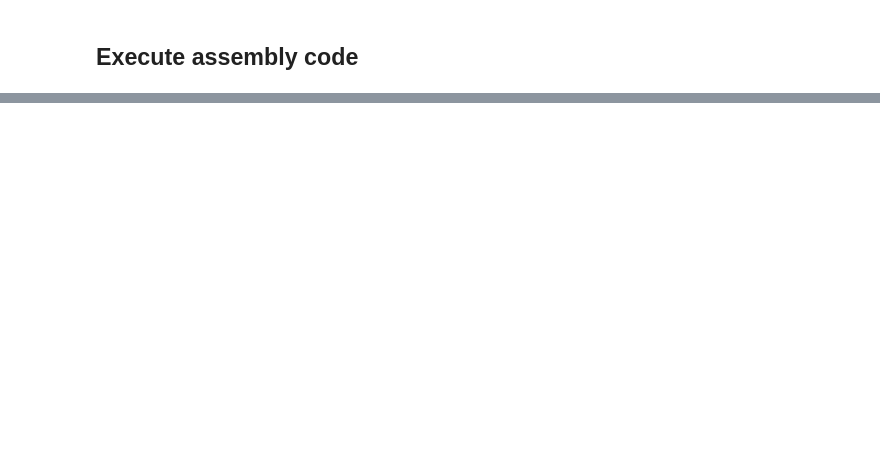
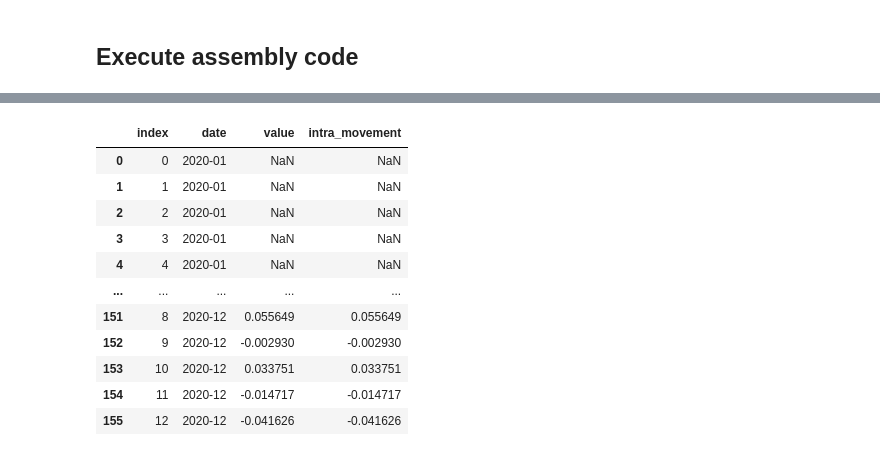
Before and after one commit to gladcolor/LLM-Geo, a Jupyter notebook: LLM_Geo_API4.ipynb, the cells around one changed output, grey strips where cells are left out. Drawn from its saved outputs; the diff is of its cells as text; code cells hidden in the pictures; blank space fills up the shorter version.

```diff
--- a/LLM_Geo_API4.ipynb
+++ b/LLM_Geo_API4.ipynb
@@ -261,0 +287,88 @@ def create_choropleth_map(merged_counties_income_gdf):
+# %%
+import geopandas as gpd
+import pandas as pd
+import requests
+from io import StringIO
+import matplotlib.pyplot as plt
+from mpl_toolkits.axes_grid1 import make_axes_locatable
+
+
+def load_France_shp(France_shp_url='https://github.com/gladcolor/LLM-Geo/raw/master/REST_API/France.zip'):
+    France_gdf = gpd.read_file(France_shp_url)
+    France_gdf = France_gdf.to_crs(epsg=4326)
+    return France_gdf
+
+
+def load_movement_data(api_url_param='http://gis.cas.sc.edu/GeoAnalytics/REST?operation=get_daily_movement_for_all_places&source=twitter&scale=world_first_level_admin&begin=01/01/2020&end=12/31/2020'):
+    response = requests.get(api_url_param)
+    movement_data_source = pd.read_csv(StringIO(response.text))
+    movement_data = movement_data_source[movement_data_source['place'].str.startswith('FRA')]
+    movement_data['date'] = pd.to_datetime(movement_data['date']).dt.to_period('M')
+    movement_data = movement_data.groupby(['place', 'date'])['intra_movement'].sum().reset_index()
+    movement_data['place'] = movement_data['place'].astype(str)
+    return movement_data
+
+
+def join_region_movement(France_gdf, movement_data):
+    France_gdf['GID_1'] = France_gdf['GID_1'].astype(str)
+    joined_data = France_gdf.merge(movement_data, left_on='GID_1', right_on='place')
+    joined_data.drop_duplicates(inplace=True)
+    return joined_data
+
+
+def calc_change_rate(joined_data):
+    pivot_table = joined_data.pivot_table(index='GID_1',
+                                          columns='date',
+                                          values='intra_movement').reset_index()
+    # return pivot_table
+    change_rate = pivot_table.loc[:, pd.Period('2020-01'):pd.Period('2020-12')].pct_change(axis=1).melt(ignore_index=False).reset_index()
+    change_rate['intra_movement'] = change_rate['value']
+    return change_rate
+
+
+def create_choropleth(France_gdf, change_rate):
+    pivot_change_rate = pd.pivot_table(change_rate, index='GID_1', columns='date', values='intra_movement')
+    vmin, vmax = pivot_change_rate.min().min(), pivot_change_rate.max().max()
+    fig, axs = plt.subplots(4, 3, figsize=(15, 20))
+
+    for ax, (month, values) in zip(axs.flatten(), pivot_change_rate.iteritems()):
+        merged = France_gdf.set_index('GID_1').join(values)
+        merged = merged.reset_index()
+        divider = make_axes_locatable(ax)
+        cax = divider.append_axes("right", size="5%", pad=0.1)
+        merged.plot(column=month, cmap='viridis', linewidth=0.8,
+                    ax=ax, edgecolor='0.8', vmin=vmin, vmax=vmax, cax=cax, legend=True)
+        ax.axis('off')
+        ax.set_title(month)
+
+    plt.tight_layout()
+    choropleth_map = plt.gcf()
+
+    return choropleth_map
+
+
+def create_line_chart(change_rate):
+    pivoted = change_rate.pivot(index='date', columns='GID_1', values='intra_movement')
+    plt.figure(figsize=(10,8))
+    for column in pivoted.columns:
+        plt.plot(pivoted.index.strftime('%Y-%m'), pivoted[column], label=column)
+    plt.title('Monthly Change Rate Trends of All Administrative Regions', fontsize=14)
+    plt.xlabel('Dates', fontsize=12)
+    plt.ylabel('Change Rate', fontsize=12)
+    plt.legend(loc='upper right', fontsize=10)
+    line_chart = plt.gcf()
+
+    return line_chart
+
+
+# def assembely_solution():
+# France_gdf = load_France_shp()
+# movement_data = load_movement_data()
+# joined_data = join_region_movement(France_gdf, movement_data)
+change_rate = calc_change_rate(joined_data)
+change_rate
+# choropleth_map = create_choropleth(France_gdf, change_rate)
+# choropleth_map.savefig("month_change_rate_map.png")
+# line_chart = create_line_chart(change_rate)
+# line_chart.savefig("month_change_rate_line_chart.png")
+# %% [output]
@@ -261,0 +380,12 @@ def create_choropleth_map(merged_counties_income_gdf):
+|  | index | date | value | intra_movement |
+| 0 | 0 | 2020-01 | NaN | NaN |
+| 1 | 1 | 2020-01 | NaN | NaN |
+| 2 | 2 | 2020-01 | NaN | NaN |
+| 3 | 3 | 2020-01 | NaN | NaN |
+| 4 | 4 | 2020-01 | NaN | NaN |
+| ... | ... | ... | ... | ... |
+| 151 | 8 | 2020-12 | 0.055649 | 0.055649 |
+| 152 | 9 | 2020-12 | -0.002930 | -0.002930 |
+| 153 | 10 | 2020-12 | 0.033751 | 0.033751 |
+| 154 | 11 | 2020-12 | -0.014717 | -0.014717 |
+| 155 | 12 | 2020-12 | -0.041626 | -0.041626 |
```
Also changed, not shown: parts of 12 cells of this notebook, 3 other files.
